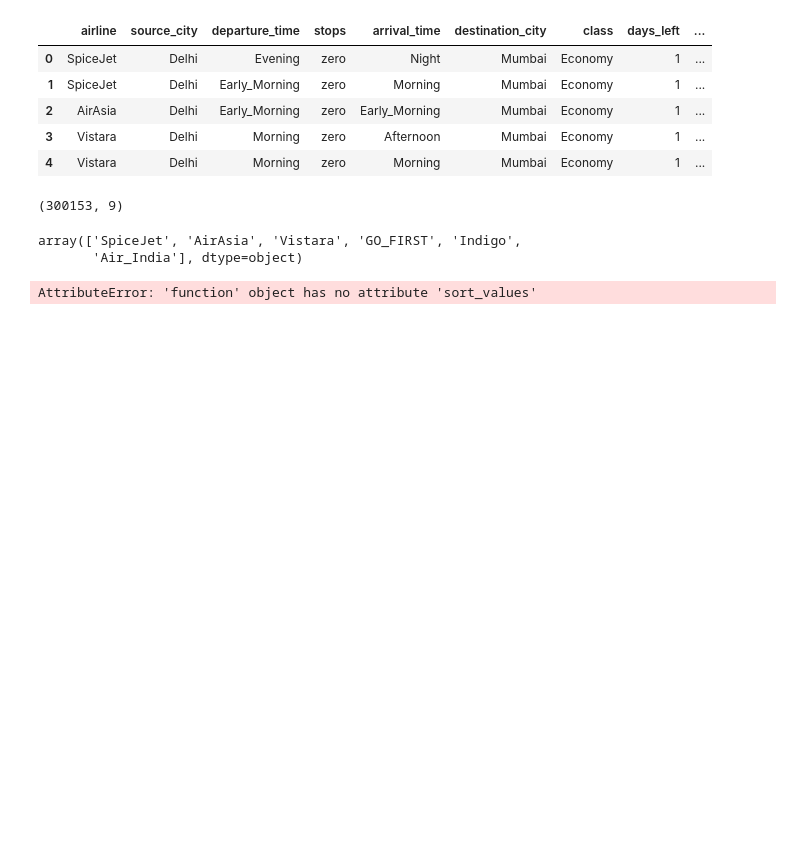
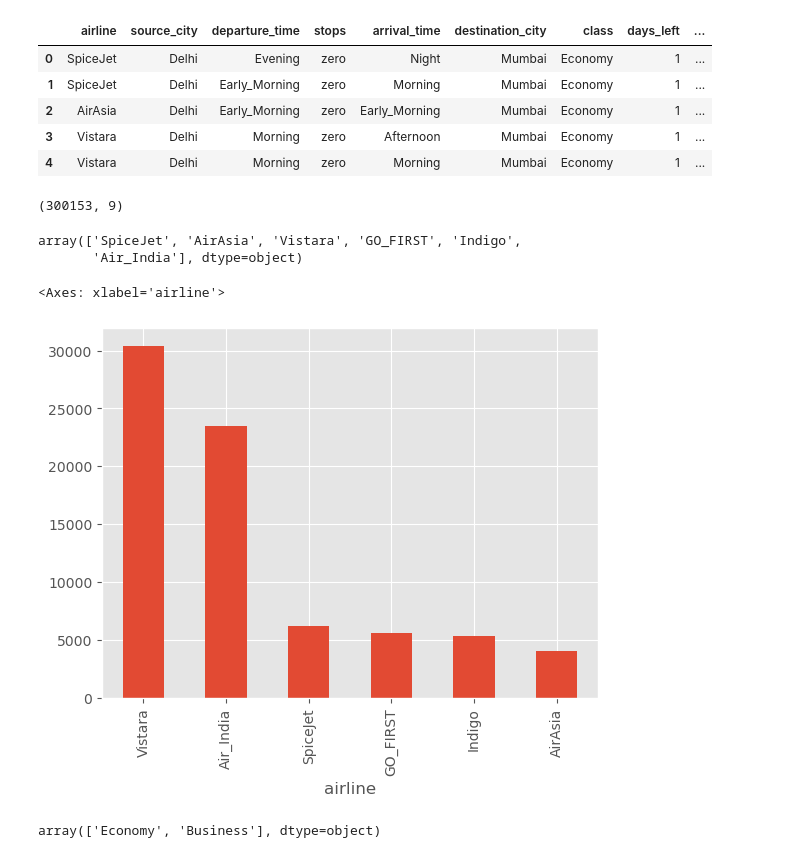
Before and after one commit to Chunmunchoubey/PracticeProjects, a Jupyter notebook: FlightticketPrice_Prediction.ipynb, the cells around one changed output. Drawn from its saved outputs; the diff is of its cells as text; code cells hidden in the pictures; blank space fills up the shorter version.

```diff
--- a/FlightticketPrice_Prediction.ipynb
+++ b/FlightticketPrice_Prediction.ipynb
@@ -97,6 +97,11 @@ df['airline'].unique()
 array(['SpiceJet', 'AirAsia', 'Vistara', 'GO_FIRST', 'Indigo',
        'Air_India'], dtype=object)
 # %%
-df.groupby('airline')['price'].mean.sort_values(ascending=False)
+df.groupby('airline')['price'].mean().sort_values(ascending=False).plot.bar()
 # %% [output]
-AttributeError: 'function' object has no attribute 'sort_values'
+<Axes: xlabel='airline'>
+[figure, added]
+# %%
+df['class'].unique()
+# %% [output]
+array(['Economy', 'Business'], dtype=object)
```
Also changed, not shown: parts of 23 cells of this notebook, 12 other files.
